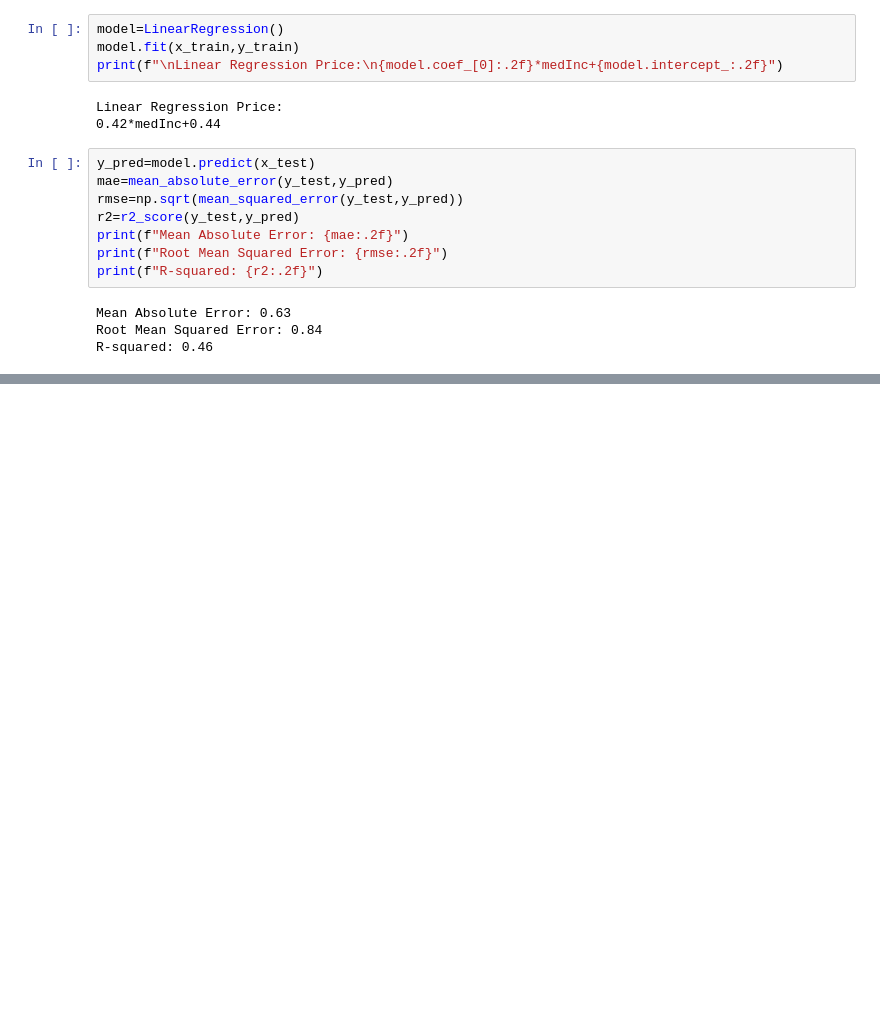
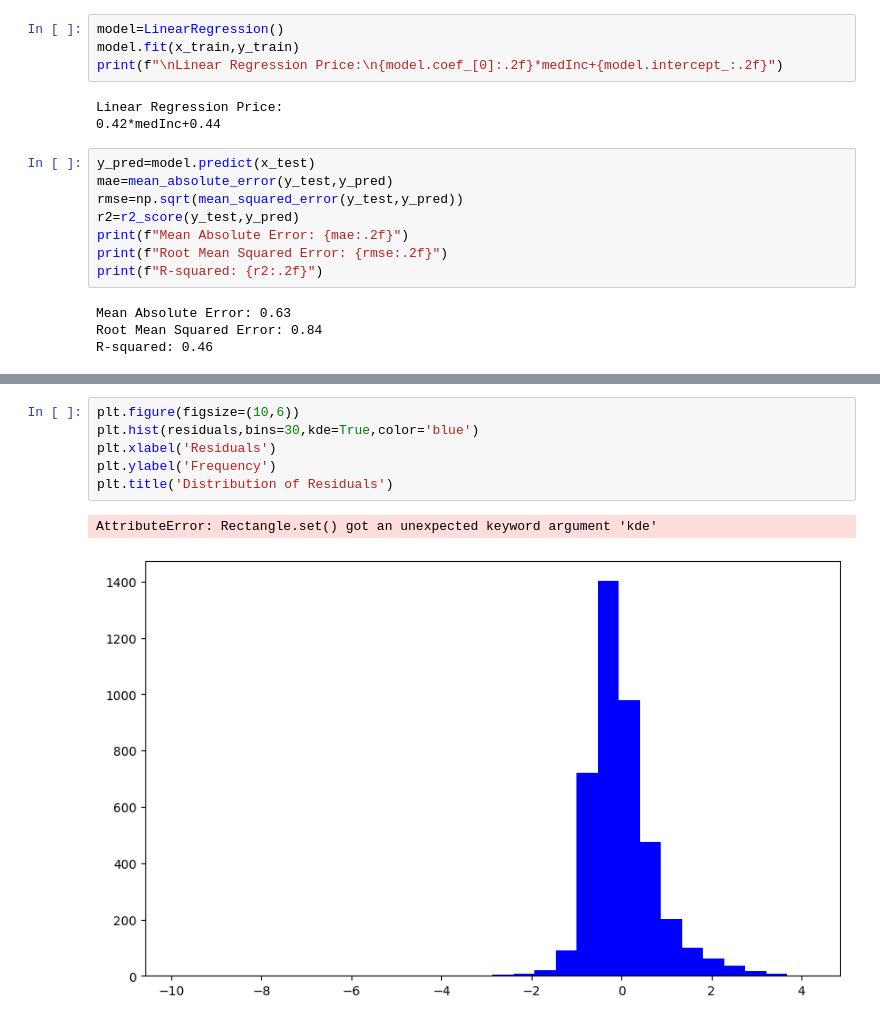
Before and after one commit to sairam-peduri/COE, a Jupyter notebook: 7mar.ipynb, the cells around one changed output, grey strips where cells are left out. Saved outputs shown, nothing was run; the diff lists cells and outputs as text; blank space fills up the shorter version.

```diff
--- a/7mar.ipynb
+++ b/7mar.ipynb
@@ -210,0 +286,9 @@ R-squared: 0.46
+# %%
+plt.figure(figsize=(10,6))
+plt.hist(residuals,bins=30,kde=True,color='blue')
+plt.xlabel('Residuals')
+plt.ylabel('Frequency')
+plt.title('Distribution of Residuals')
+# %% [output]
+AttributeError: Rectangle.set() got an unexpected keyword argument 'kde'
+[figure, added]
```
Also changed, not shown: parts of 13 cells of this notebook.
